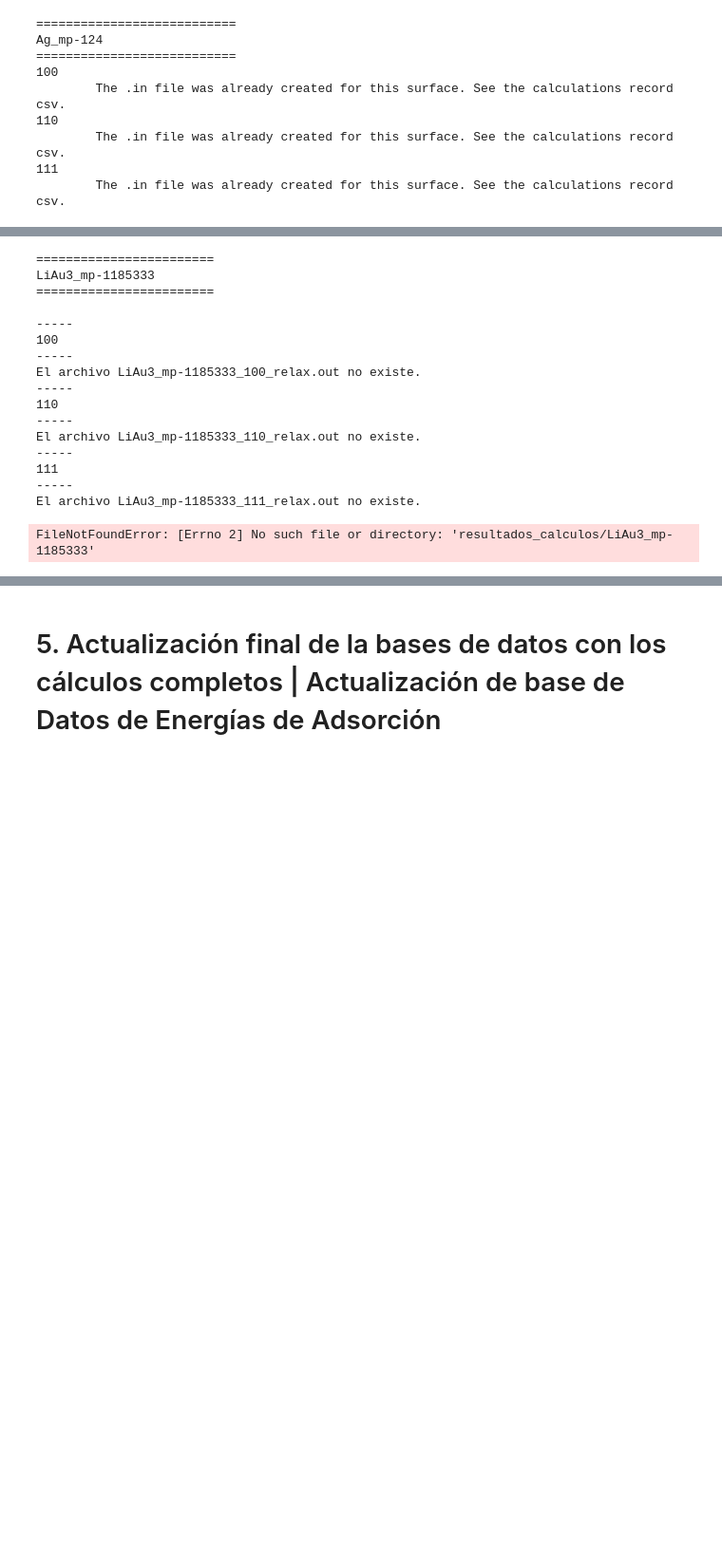
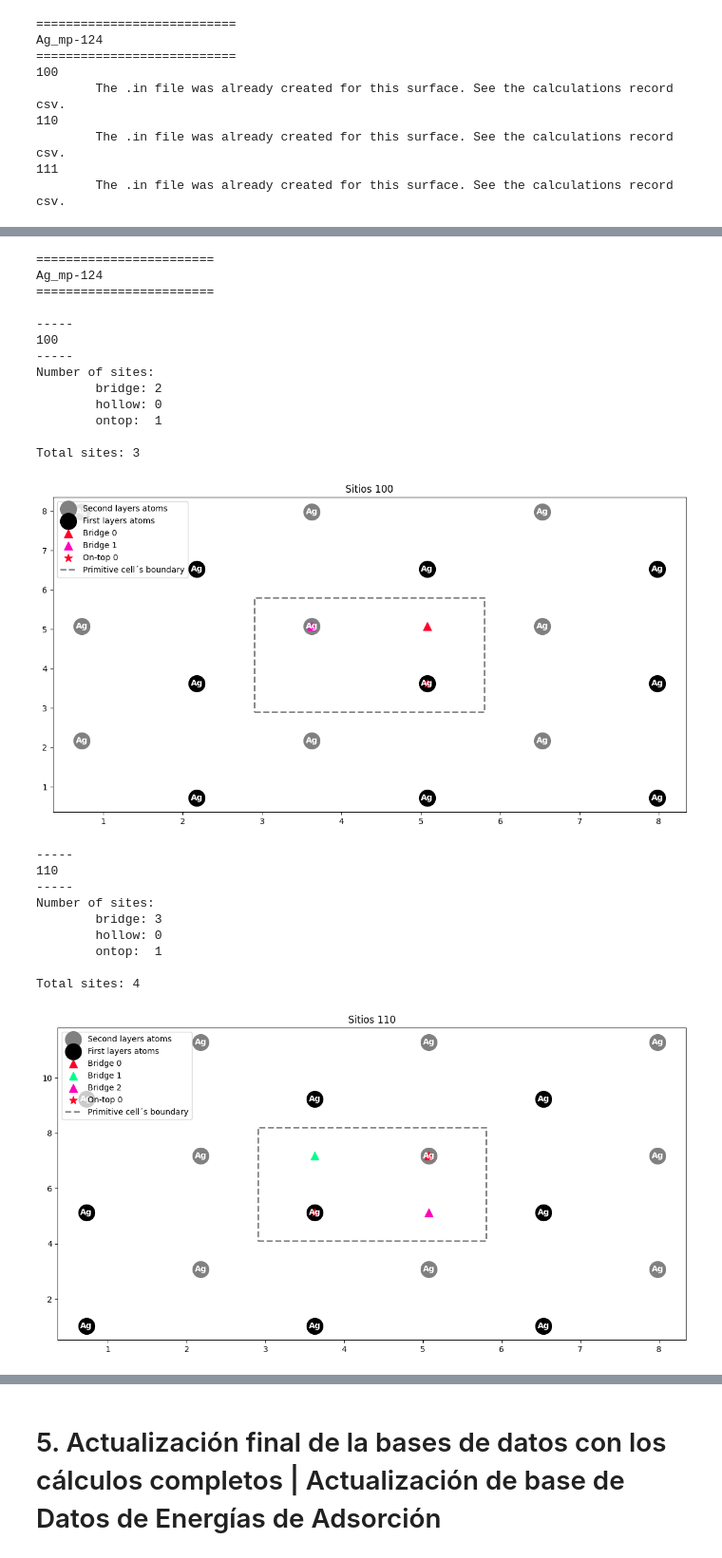
Before and after one commit to edu97castro/Li_Adsorption_ML, a Jupyter notebook: run_adsorption_calc.ipynb, the cells around one changed output, grey strips where cells are left out. Shown at 95% size. Cells and saved outputs as stored; diff of their text form; code cells hidden in the pictures; blank space fills up the shorter version.

Commit message:
Update section 4 - 'Update calculation record and create slab+adsorbate .in files' in run_adsorption_calc.ipynb
Explanations and translations into english were added.

```diff
--- a/run_adsorption_calc.ipynb
+++ b/run_adsorption_calc.ipynb
@@ -94,12 +94,12 @@ replace_in = False
 # ESPRESSO_TMPDIR
 folder_path = 'results/ads_calc_results'
 pseudo_dir = './samples/pseudos'
-csv_path = './results/calcs_history.csv'
+calcs_record_csv_path = './results/calcs_history.csv'
 slabs_path = './results/slabs'
 model_path = './model.in'
-csv_file = './samples/potentials.csv'
-cleaned_in_files_creation(material, material_id, e_hull, folder_path, replace_in=replace_in, pseudo_dir=pseudo_dir, csv_path=csv_path,
-                          slabs_path=slabs_path, model_path=model_path, csv_file=csv_file)
+potentials_csv_file = './samples/potentials.csv'
+cleaned_in_files_creation(material, material_id, e_hull, folder_path, replace_in=replace_in, pseudo_dir=pseudo_dir,
+                          csv_path=calcs_record_csv_path, slabs_path=slabs_path, model_path=model_path, csv_file=potentials_csv_file)
 # %% [output]
 ===========================
 Ag_mp-124
@@ -116,20 +121,28 @@ Ag_mp-124
 # %%
-ads_in_files_creation(material, material_id, folder_path)
+ads_in_files_creation(material, material_id, folder_path, csv_path=calcs_record_csv_path,
+                      potentials_csv_file=potentials_csv_file)
 # %% [output]
 ========================
-LiAu3_mp-1185333
+Ag_mp-124
 ========================
 
 -----
 100
 -----
-El archivo LiAu3_mp-1185333_100_relax.out no existe.
------
-110
------
-El archivo LiAu3_mp-1185333_110_relax.out no existe.
------
-111
------
-El archivo LiAu3_mp-1185333_111_relax.out no existe.
+Number of sites:
+        bridge: 2
+        hollow: 0
+        ontop:  1
+
+Total sites: 3
+[figure, added]
-FileNotFoundError: [Errno 2] No such file or directory: 'resultados_calculos/LiAu3_mp-1185333'
+-----
+110
+-----
+Number of sites:
+        bridge: 3
+        hollow: 0
+        ontop:  1
+
+Total sites: 4
+[figure, added]
```
Also changed, not shown: parts of 4 cells of this notebook.
